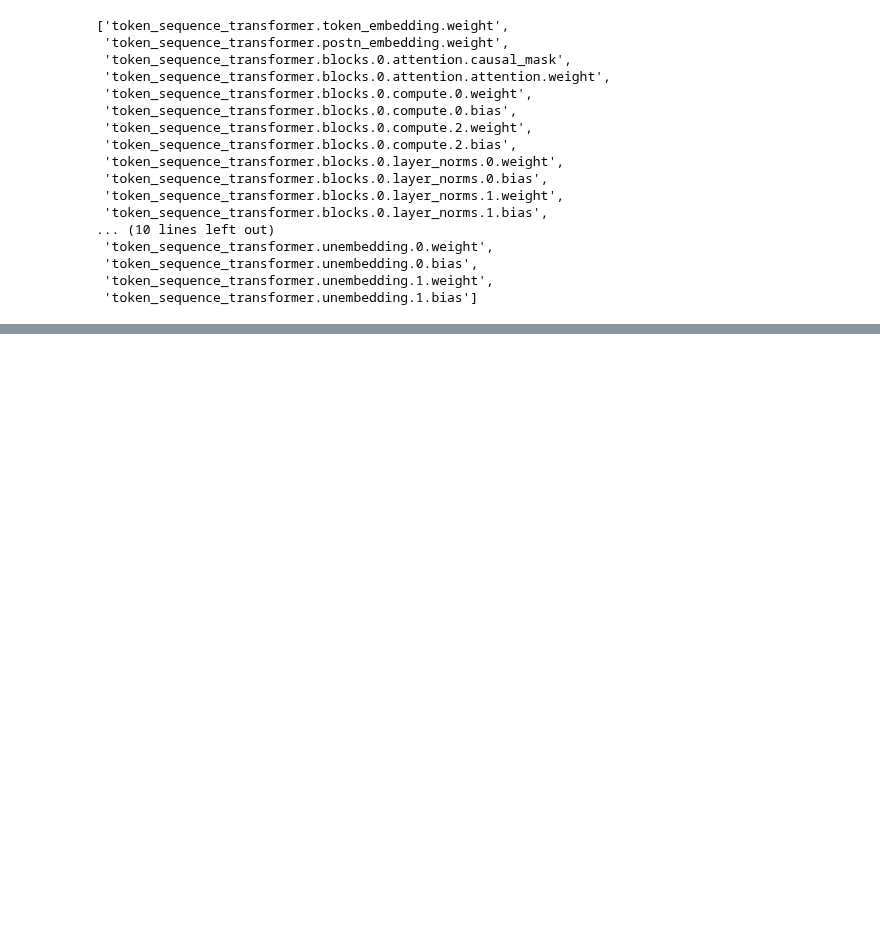
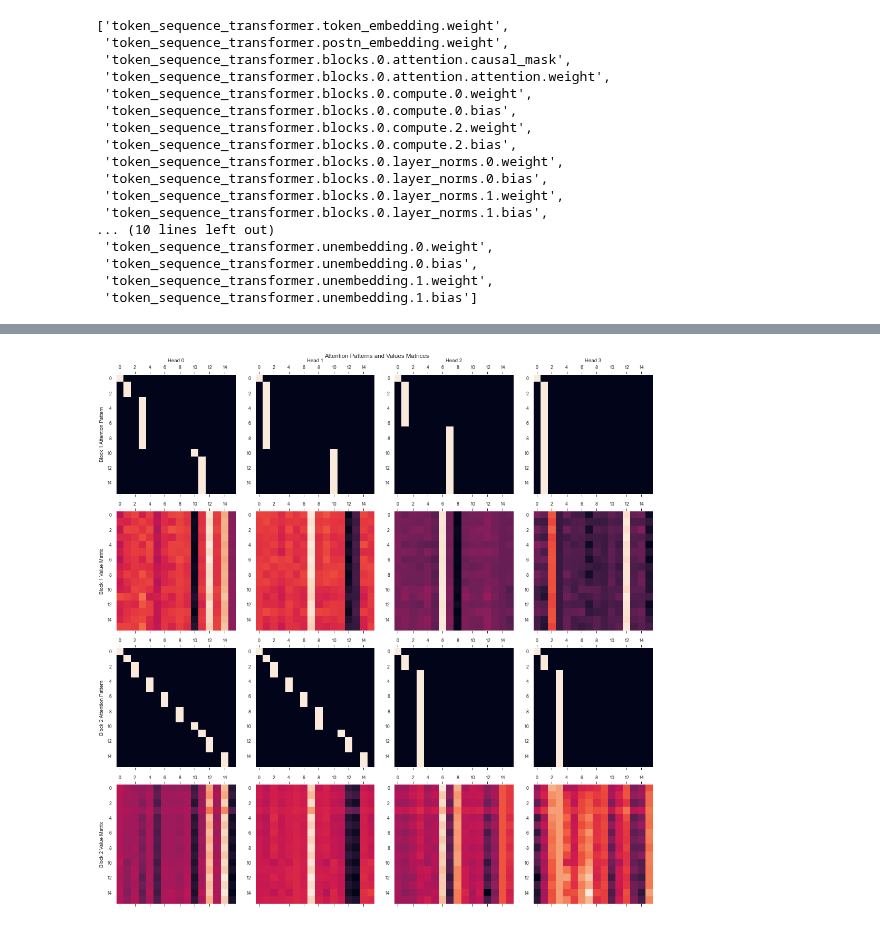
Before and after one commit to timaeus-research/icl, a Jupyter notebook: notebooks/mechinterp.ipynb, the cells around one changed output, grey strips where cells are left out. Cells and saved outputs as stored; diff of their text form; code cells hidden in the pictures; blank space fills up the shorter version.

```diff
--- a/notebooks/mechinterp.ipynb
+++ b/notebooks/mechinterp.ipynb
@@ -482,0 +613,25 @@ get_and_plot_activations(run_3.model, xs=x_trick, ys=y_trick)
+# %%
+fig, axes = plt.subplots(4, 4, figsize=(15, 15))
+
+softmax0 = activations["token_sequence_transformer.blocks.0.attention.attention_softmax"][0]
+v0 = separate_attention(activations["token_sequence_transformer.blocks.0.attention.attention"], 4, len(run.evaluator.pretrain_xs), 16, 16)[-1][0]
+
+softmax1 = activations["token_sequence_transformer.blocks.1.attention.attention_softmax"][0]
+v1 = separate_attention(activations["token_sequence_transformer.blocks.1.attention.attention"], 4, len(run.evaluator.pretrain_xs), 16, 16)[-1][0]
+
+labels = ["Block 1 Attention Patterns", "Block 1 Value Matrices", "Block 2 Attention Patterns", "Block 2 Value Matrices"]
+
+for r, (layer, label) in enumerate(zip([softmax0, v0, softmax1, v1], labels)):
+    axes[r, 0].set_ylabel(label)
+    for c, x in enumerate(layer):
+        plot_matrix(axes[r, c], x, title=None)
+
+for c, label in enumerate(labels):
+    axes[0, c].set_title(f"Head {c}")
+
+plt.suptitle("Attention Patterns and Values Matrices")
+plt.tight_layout()
+plt.savefig("../figures/m1-attn.png", dpi=300)
+plt.show()
+# %% [output]
+[figure, added]
```
Also changed, not shown: parts of 16 cells of this notebook, 8 other files.
